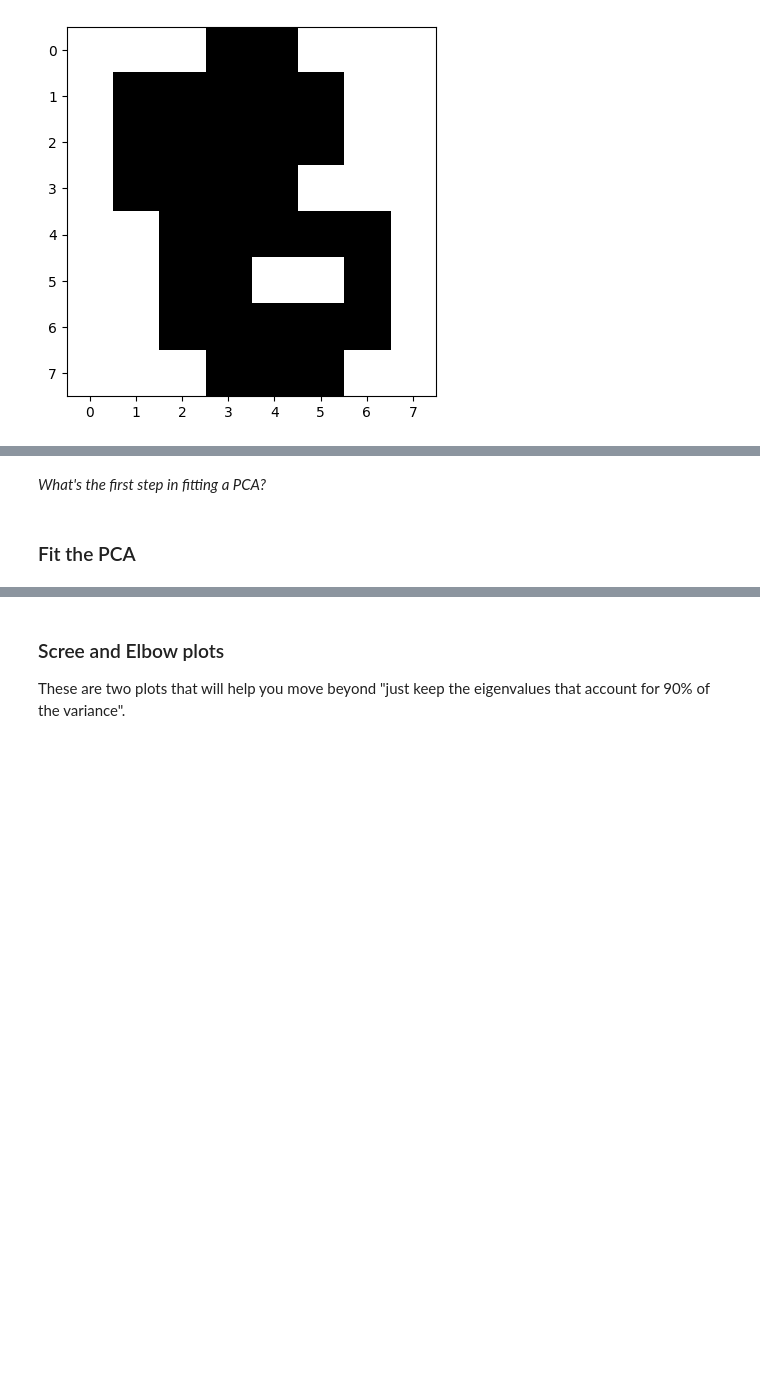
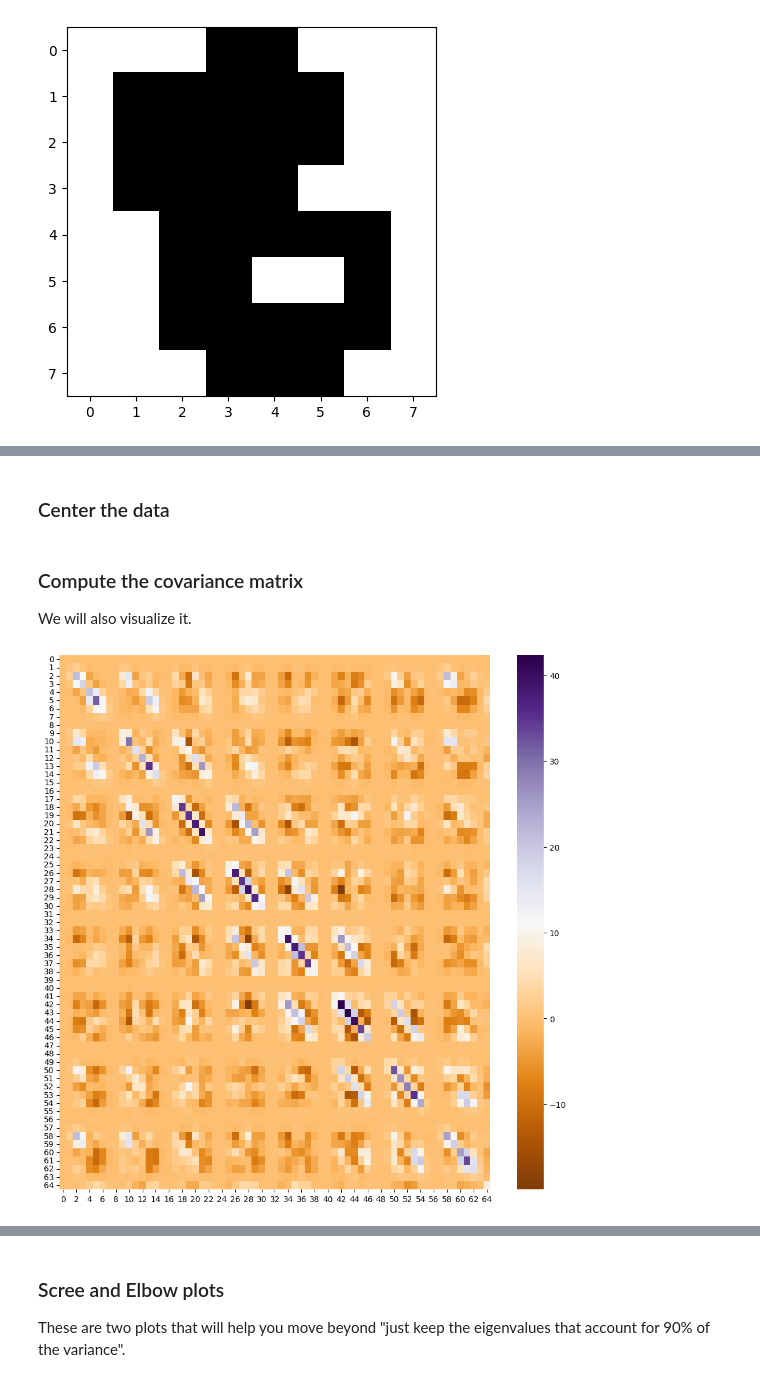
Before and after one commit to ajstent/CS252S22, a Jupyter notebook: Day19.ipynb, the cells around one changed output, grey strips where cells are left out. Drawn from its saved outputs; the diff is of its cells as text; code cells hidden in the pictures; blank space fills up the shorter version.

```diff
--- a/Day19.ipynb
+++ b/Day19.ipynb
@@ -74,4 +74,4 @@ for index in range(10):
 # %% [markdown]
-*What's the first step in fitting a PCA?*
+### Center the data
 # %%
 centered_train = train - train.mean(axis=0)
@@ -93,9 +78,13 @@ print(uf.getSummaryStatistics(centered))
 # %% [markdown]
-### Fit the PCA
+### Compute the covariance matrix
+
+We will also visualize it.
 # %%
-# What's the first step in fitting a PCA?
+covariance_matrix = (centered_train.T@centered_train) / (centered_train.shape[0] - 1)
 
-# Let's get the covariance matrix!
-def getCovariance(data):
-    covarianceMatrix = (data.T@data) / (data.shape[0] - 1)
-    return covarianceMatrix
+# Let's look at the covariance matrix
+fig = plt.figure(figsize=(12,12))
+sns.heatmap(pd.DataFrame(covariance_matrix), annot=False, cmap='PuOr')
+plt.show()
+# %% [output]
+[figure, added]
```
Also changed, not shown: parts of 33 cells of this notebook, 2 other files.
